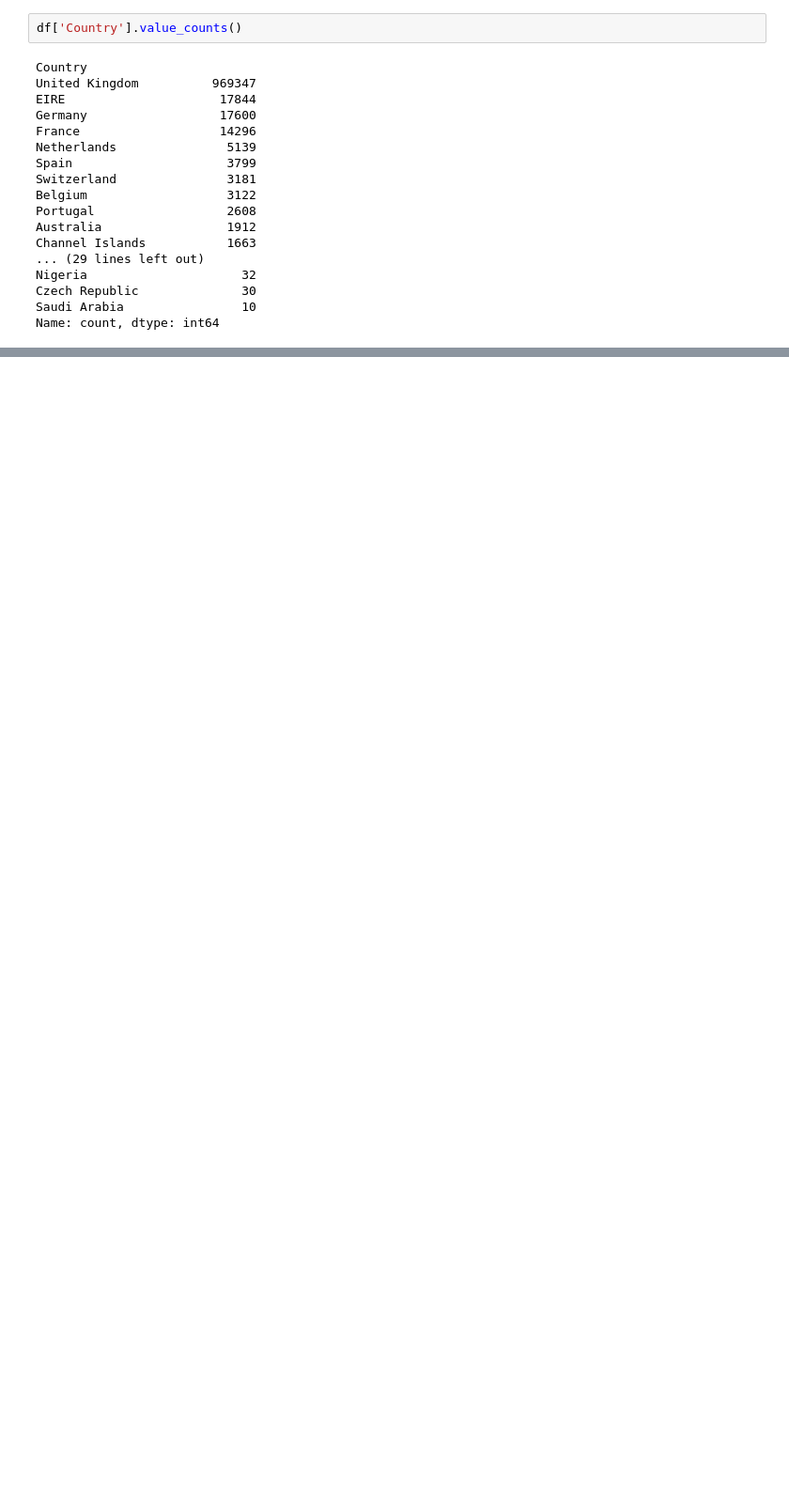
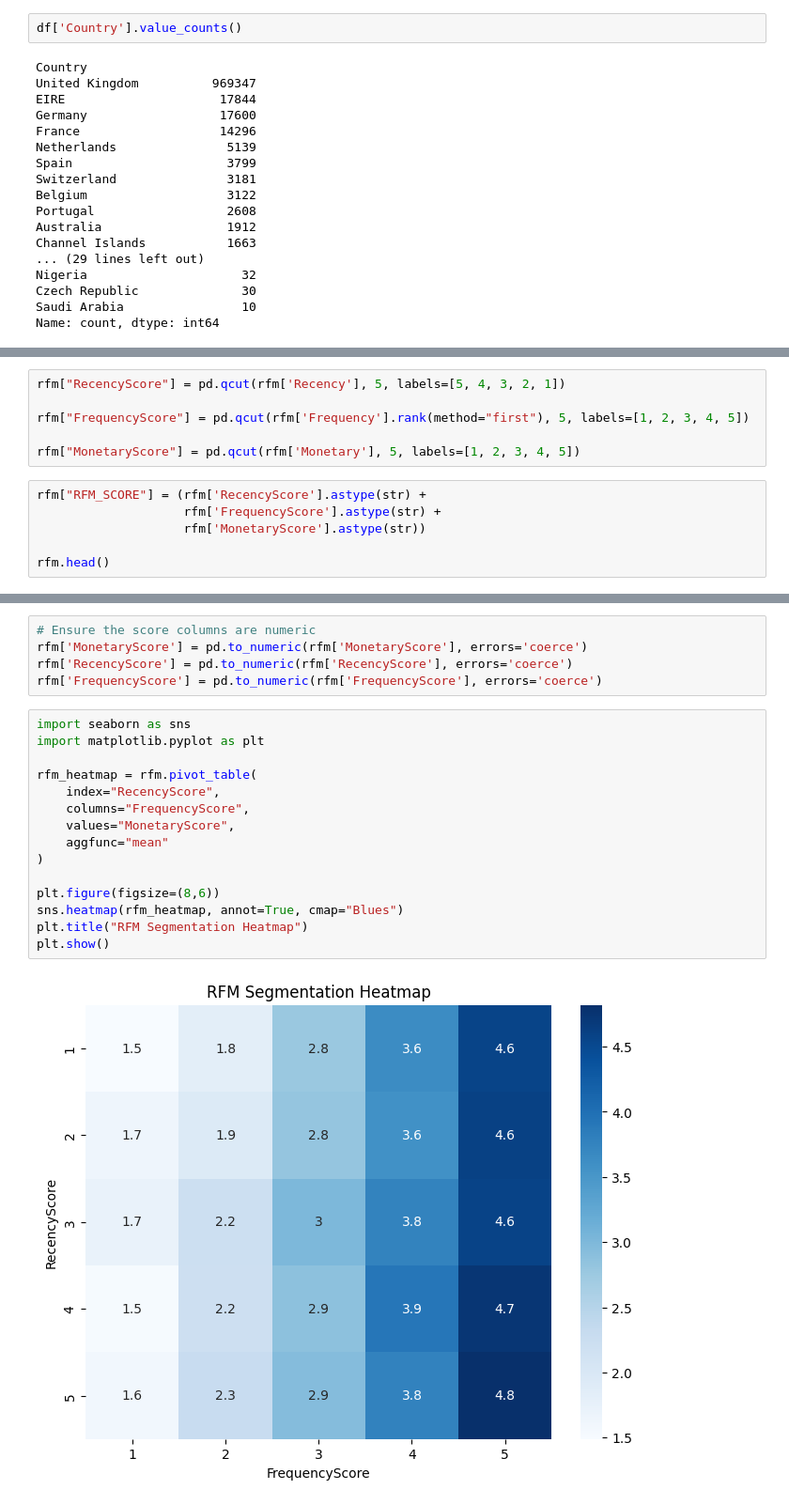
Before and after one commit to jonamadk/Customer-RFM-Analysis, a Jupyter notebook: analysis.ipynb, the cells around one changed output, grey strips where cells are left out. Shown at 94% size. Cells and saved outputs as stored; diff of their text form; blank space fills up the shorter version.

```diff
--- a/analysis.ipynb
+++ b/analysis.ipynb
@@ -131,0 +411,12 @@ Name: count, dtype: int64
+# %%
+rfm["RecencyScore"] = pd.qcut(rfm['Recency'], 5, labels=[5, 4, 3, 2, 1])
+
+rfm["FrequencyScore"] = pd.qcut(rfm['Frequency'].rank(method="first"), 5, labels=[1, 2, 3, 4, 5])
+
+rfm["MonetaryScore"] = pd.qcut(rfm['Monetary'], 5, labels=[1, 2, 3, 4, 5])
+# %%
+rfm["RFM_SCORE"] = (rfm['RecencyScore'].astype(str) +
+                    rfm['FrequencyScore'].astype(str) +
+                    rfm['MonetaryScore'].astype(str))
+
+rfm.head()
@@ -131,0 +439,22 @@ Name: count, dtype: int64
+# %%
+# Ensure the score columns are numeric
+rfm['MonetaryScore'] = pd.to_numeric(rfm['MonetaryScore'], errors='coerce')
+rfm['RecencyScore'] = pd.to_numeric(rfm['RecencyScore'], errors='coerce')
+rfm['FrequencyScore'] = pd.to_numeric(rfm['FrequencyScore'], errors='coerce')
+# %%
+import seaborn as sns
+import matplotlib.pyplot as plt
+
+rfm_heatmap = rfm.pivot_table(
+    index="RecencyScore",
+    columns="FrequencyScore",
+    values="MonetaryScore",
+    aggfunc="mean"
+)
+
+plt.figure(figsize=(8,6))
+sns.heatmap(rfm_heatmap, annot=True, cmap="Blues")
+plt.title("RFM Segmentation Heatmap")
+plt.show()
+# %% [output]
+[figure, added]
```
Also changed, not shown: parts of 60 cells of this notebook.
